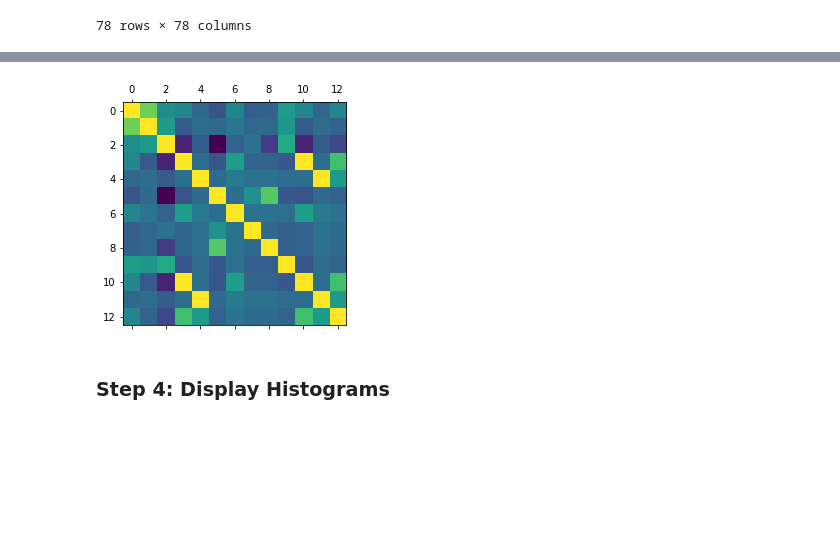
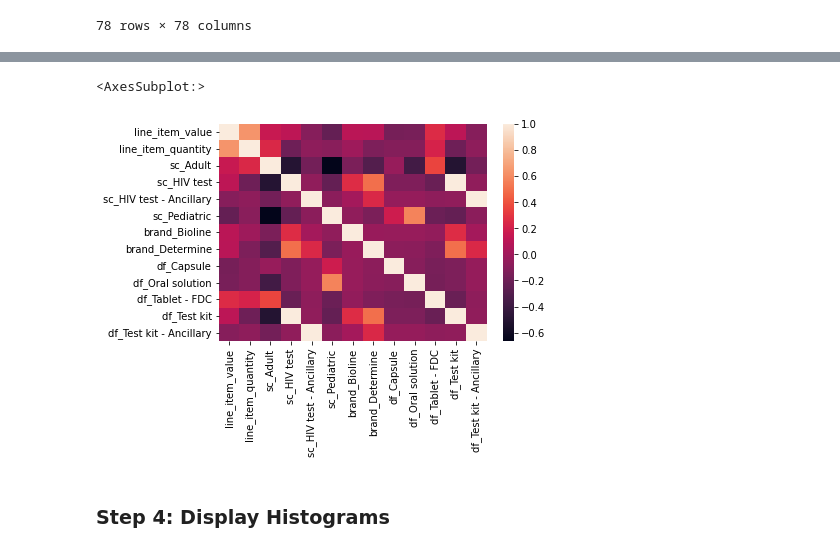
Before and after one commit to abbylloyd03/44688-Data-Analytics-Capstone, a Jupyter notebook: Lloyd-Capstone-v2.ipynb, the cells around one changed output, grey strips where cells are left out. Saved outputs shown, nothing was run; the diff lists cells and outputs as text; code cells hidden in the pictures; blank space fills up the shorter version.

```diff
--- a/Lloyd-Capstone-v2.ipynb
+++ b/Lloyd-Capstone-v2.ipynb
@@ -445,10 +445,15 @@ df_max_scaled[columns_x].corr()
 # %%
-import matplotlib.pyplot as plt
+import seaborn as sns
 
-plt.matshow(df_max_scaled[columns_x].corr())
-plt.show()
+#plt.matshow(df_max_scaled[columns_x].corr())
+#plt.show()
+
+cor_matrix = df_max_scaled[columns_x].corr()
+
+sns.heatmap(cor_matrix, xticklabels=cor_matrix.columns, yticklabels=cor_matrix.columns)
 # %% [output]
+<AxesSubplot:>
-[figure, old version]
+[figure, new version]
 # %% [markdown]
 ### Step 4: Display Histograms
 # %%
```
Also changed, not shown: parts of 16 cells of this notebook.
